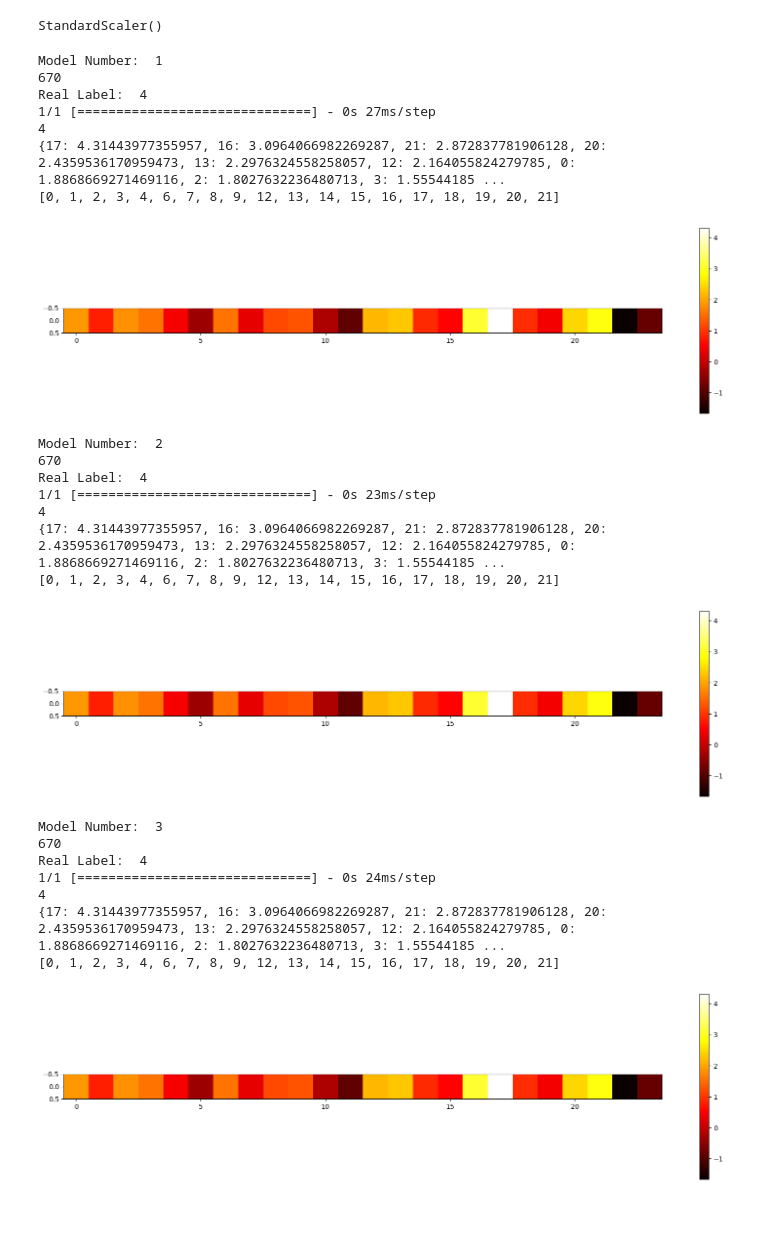
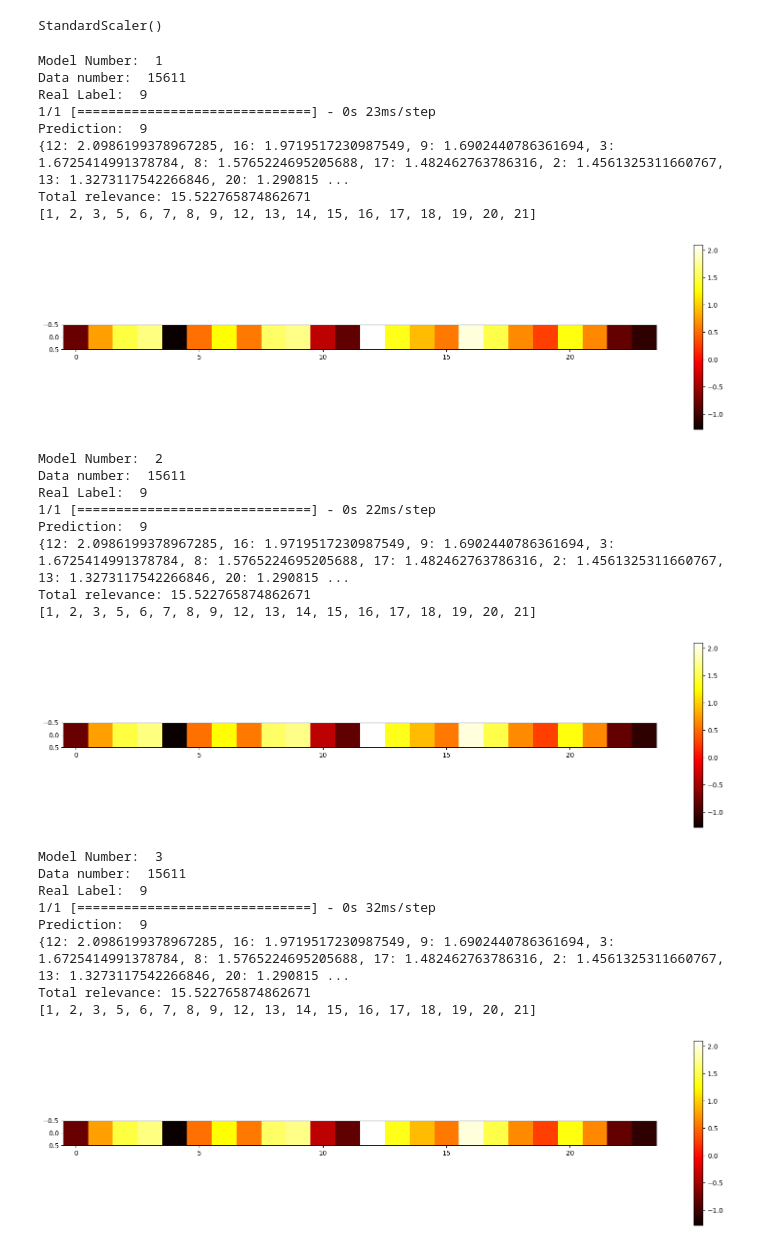
Before and after one commit to macreai/Arrhytmia-Detection-Explainable, a Jupyter notebook: python_TA/explain.ipynb, the cells around one changed output. Cells and saved outputs as stored; diff of their text form; code cells hidden in the pictures; blank space fills up the shorter version.

```diff
--- a/python_TA/explain.ipynb
+++ b/python_TA/explain.ipynb
@@ -13,6 +8,10 @@ import pickle
 # Buka file pickle menggunakan path relatif
 with open("C:\\Users\\Administrator\\Documents\\my TA model\\cnn_attention_gru_list.pkl", "rb") as f:
     cnn_attention_gru = pickle.load(f)
+# %%
+# Buka file pickle menggunakan path relatif
+with open("C:\\Users\\Administrator\\Documents\\my TA model\\cnn_attention_gru_list_non_tuning.pkl", "rb") as f:
+    cnn_attention_gru_non_tuning = pickle.load(f)
 # %%
 # Buka file pickle menggunakan path relatif
 with open("C:\\Users\\Administrator\\Documents\\my TA model\\standard_scaler.pkl", "rb") as f:
@@ -31,13 +30,12 @@ with open("C:\\Users\\Administrator\\Documents\\my TA model\\y_resampling.pkl",
     y_resampling = pickle.load(f)
 # %%
 def XAI_pred(model, random_number):
-    print(random_number)
+    print("Data number: ", random_number)
     print("Real Label: ", y_resampling[random_number])
 
     pred = model.predict(X_resampling[random_number].reshape(1, 24, 1))
     prediction = np.argmax(pred)
-    print(prediction)
-
+    print("Prediction: ", prediction)
 
     analyzer = innvestigate.create_analyzer('input', cnn_attention_gru[3])
     relevance = analyzer.analyze(X_resampling[random_number].reshape(1, 24, 1))
@@ -48,13 +46,16 @@ def XAI_pred(model, random_number):
     # Urutkan list secara menurun
     sorted_relevance = sorted(enumerate(relevance_list), key=lambda x: x[1], reverse=True)
 
-    # Ambil 50 elemen pertama setelah diurutkan
-    top_50_relevance = sorted_relevance[:50]
+    # Ambil elemen pertama setelah diurutkan
+    top_relevance = sorted_relevance[:24]
 
     # Buat dictionary dari hasil urutan dengan indeks sebagai kunci dan nilai sebagai nilai
-    top_50_dict = {index: value for index, value in top_50_relevance}
+    top_dict = {index: value for index, value in top_relevance}
 
-    print(top_50_dict)
+    print(top_dict)
+
+    total_relevance = sum(top_dict.values())
+    print("Total relevance:", total_relevance)
 
     # Filter nilai yang di atas 0.0 dan ambil indeksnya
     filtered_indices = [index for index, value in enumerate(relevance_list) if value > 0.0]
@@ -67,34 +68,38 @@ def XAI_pred(model, random_number):
     plt.imshow(relevance_resized, cmap='hot', interpolation='nearest')
     plt.colorbar()
     plt.show()
+# %%
+random_number = random.randint(0, 16031)
 # %%
-random_number = random.randint(0, 4129)
 for i, model in enumerate(cnn_attention_gru):
     print("Model Number: ", i+1)
     XAI_pred(model, random_number)
 # %% [output]
 Model Number:  1
-670
-Real Label:  4
-1/1 [==============================] - 0s 27ms/step
-4
-{17: 4.31443977355957, 16: 3.0964066982269287, 21: 2.872837781906128, 20: 2.4359536170959473, 13: 2.2976324558258057, 12: 2.164055824279785, 0: 1.8868669271469116, 2: 1.8027632236480713, 3: 1.55544185 ...
-[0, 1, 2, 3, 4, 6, 7, 8, 9, 12, 13, 14, 15, 16, 17, 18, 19, 20, 21]
+Data number:  15611
+Real Label:  9
+1/1 [==============================] - 0s 23ms/step
+Prediction:  9
+{12: 2.0986199378967285, 16: 1.9719517230987549, 9: 1.6902440786361694, 3: 1.6725414991378784, 8: 1.5765224695205688, 17: 1.482462763786316, 2: 1.4561325311660767, 13: 1.3273117542266846, 20: 1.290815 ...
+Total relevance: 15.522765874862671
+[1, 2, 3, 5, 6, 7, 8, 9, 12, 13, 14, 15, 16, 17, 18, 19, 20, 21]
-[figure, old version]
+[figure, new version]
 Model Number:  2
-670
-Real Label:  4
-1/1 [==============================] - 0s 23ms/step
-4
-{17: 4.31443977355957, 16: 3.0964066982269287, 21: 2.872837781906128, 20: 2.4359536170959473, 13: 2.2976324558258057, 12: 2.164055824279785, 0: 1.8868669271469116, 2: 1.8027632236480713, 3: 1.55544185 ...
-[0, 1, 2, 3, 4, 6, 7, 8, 9, 12, 13, 14, 15, 16, 17, 18, 19, 20, 21]
+Data number:  15611
+Real Label:  9
+1/1 [==============================] - 0s 22ms/step
+Prediction:  9
+{12: 2.0986199378967285, 16: 1.9719517230987549, 9: 1.6902440786361694, 3: 1.6725414991378784, 8: 1.5765224695205688, 17: 1.482462763786316, 2: 1.4561325311660767, 13: 1.3273117542266846, 20: 1.290815 ...
+Total relevance: 15.522765874862671
+[1, 2, 3, 5, 6, 7, 8, 9, 12, 13, 14, 15, 16, 17, 18, 19, 20, 21]
-[figure, old version]
+[figure, new version]
 Model Number:  3
-670
-Real Label:  4
-1/1 [==============================] - 0s 24ms/step
-4
-{17: 4.31443977355957, 16: 3.0964066982269287, 21: 2.872837781906128, 20: 2.4359536170959473, 13: 2.2976324558258057, 12: 2.164055824279785, 0: 1.8868669271469116, 2: 1.8027632236480713, 3: 1.55544185 ...
-[0, 1, 2, 3, 4, 6, 7, 8, 9, 12, 13, 14, 15, 16, 17, 18, 19, 20, 21]
+Data number:  15611
+Real Label:  9
+1/1 [==============================] - 0s 32ms/step
+Prediction:  9
+{12: 2.0986199378967285, 16: 1.9719517230987549, 9: 1.6902440786361694, 3: 1.6725414991378784, 8: 1.5765224695205688, 17: 1.482462763786316, 2: 1.4561325311660767, 13: 1.3273117542266846, 20: 1.290815 ...
+Total relevance: 15.522765874862671
+[1, 2, 3, 5, 6, 7, 8, 9, 12, 13, 14, 15, 16, 17, 18, 19, 20, 21]
-[figure, old version]
+[figure, new version]
 Model Number:  4
```
Also changed, not shown: parts of 3 cells of this notebook, 1 other file.
